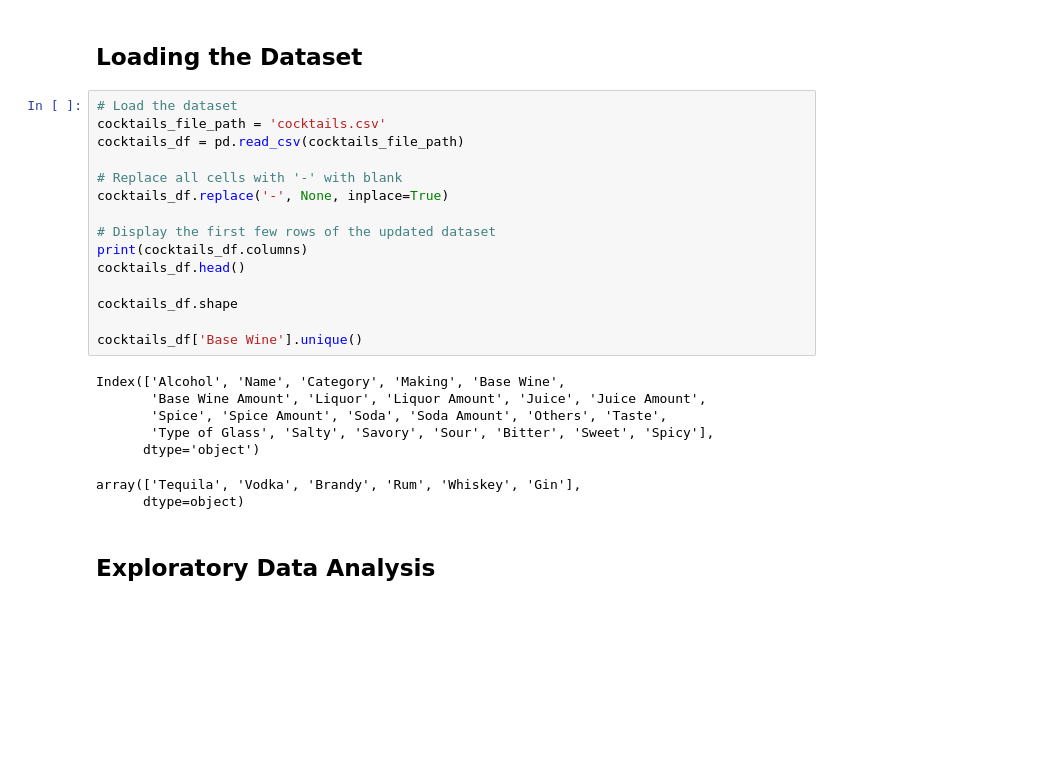
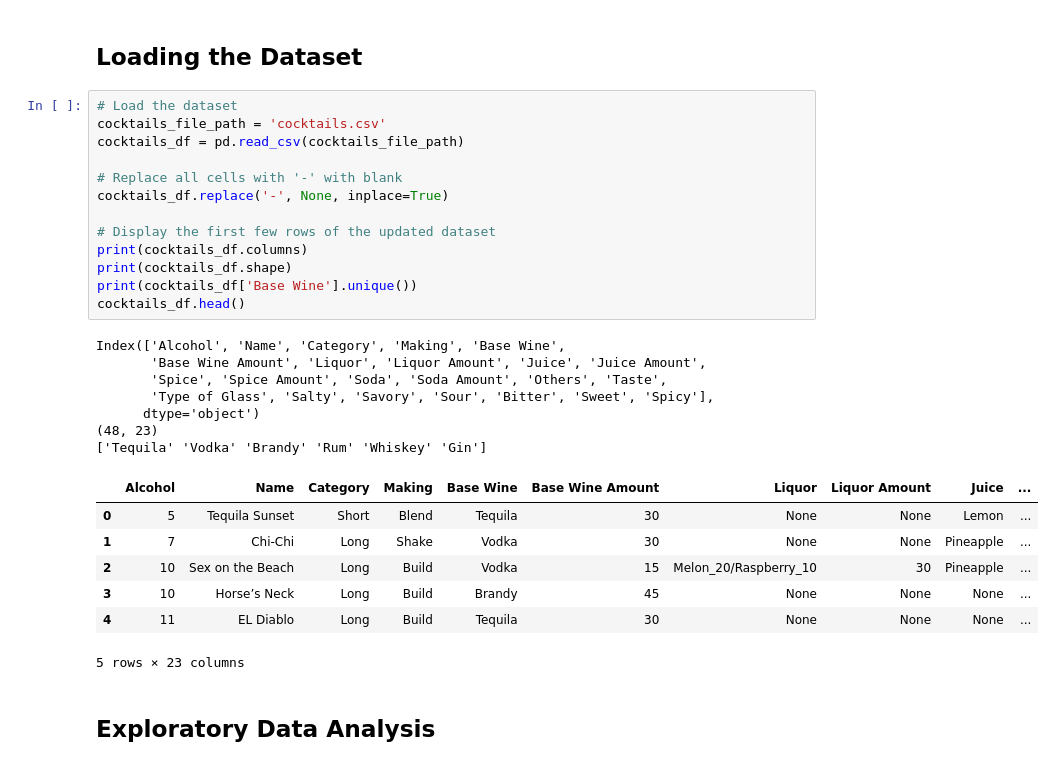
Before and after one commit to dpatel77/CocktailRecommenderSystem, a Jupyter notebook: cocktails.ipynb, the cells around one changed output. Cells and saved outputs as stored; diff of their text form; blank space fills up the shorter version.

```diff
--- a/cocktails.ipynb
+++ b/cocktails.ipynb
@@ -43,26 +43,31 @@ from sklearn.metrics.pairwise import cosine_similarity
 # %%
 # Load the dataset
 cocktails_file_path = 'cocktails.csv'
 cocktails_df = pd.read_csv(cocktails_file_path)
 
 # Replace all cells with '-' with blank
 cocktails_df.replace('-', None, inplace=True)
 
 # Display the first few rows of the updated dataset
 print(cocktails_df.columns)
+print(cocktails_df.shape)
+print(cocktails_df['Base Wine'].unique())
 cocktails_df.head()
-
-cocktails_df.shape
-
-cocktails_df['Base Wine'].unique()
 # %% [output]
 Index(['Alcohol', 'Name', 'Category', 'Making', 'Base Wine',
        'Base Wine Amount', 'Liquor', 'Liquor Amount', 'Juice', 'Juice Amount',
        'Spice', 'Spice Amount', 'Soda', 'Soda Amount', 'Others', 'Taste',
        'Type of Glass', 'Salty', 'Savory', 'Sour', 'Bitter', 'Sweet', 'Spicy'],
       dtype='object')
+(48, 23)
+['Tequila' 'Vodka' 'Brandy' 'Rum' 'Whiskey' 'Gin']
+|  | Alcohol | Name | Category | Making | Base Wine | Base Wine Amount | Liquor | Liquor Amount | Juice | ... |
+| 0 | 5 | Tequila Sunset | Short | Blend | Tequila | 30 | None | None | Lemon | ... |
+| 1 | 7 | Chi-Chi | Long | Shake | Vodka | 30 | None | None | Pineapple | ... |
+| 2 | 10 | Sex on the Beach | Long | Build | Vodka | 15 | Melon_20/Raspberry_10 | 30 | Pineapple | ... |
+| 3 | 10 | Horse’s Neck | Long | Build | Brandy | 45 | None | None | None | ... |
+| 4 | 11 | EL Diablo | Long | Build | Tequila | 30 | None | None | None | ... |
-array(['Tequila', 'Vodka', 'Brandy', 'Rum', 'Whiskey', 'Gin'],
-      dtype=object)
+5 rows × 23 columns
 # %% [markdown]
 ## Exploratory Data Analysis
 # %%
```
Also changed, not shown: parts of 2 cells of this notebook.
